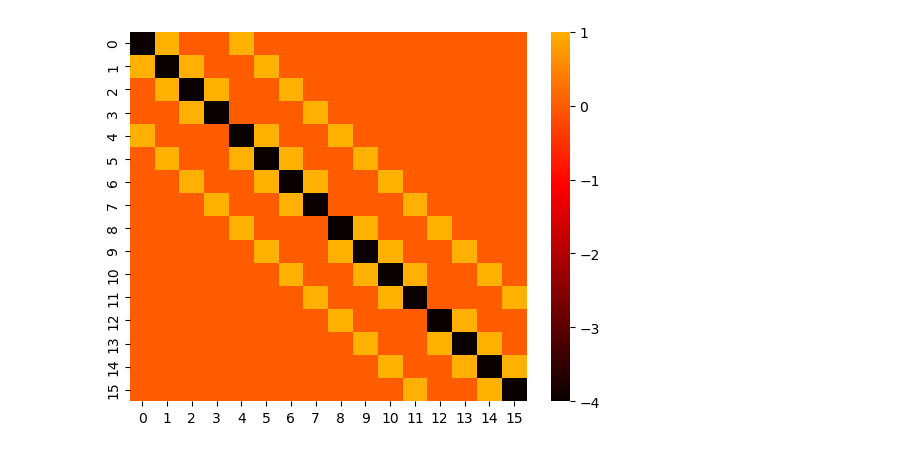
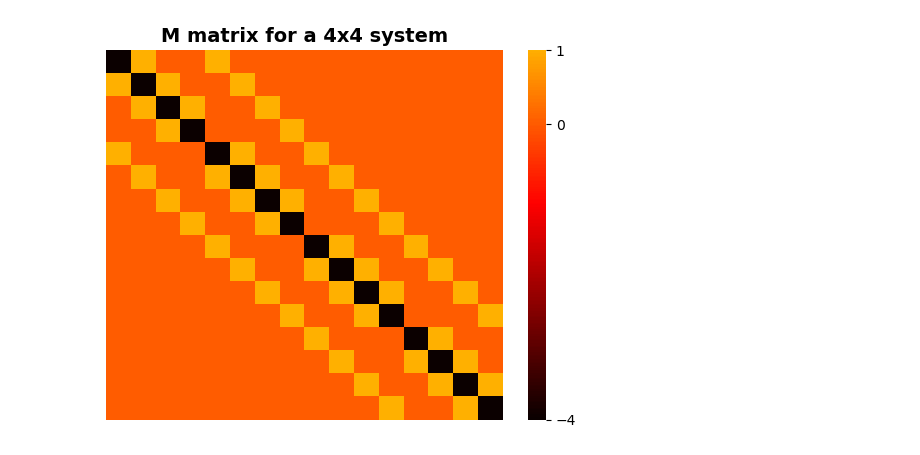
Before and after one commit to francescotiepolo/scientific_computing_assignment3, a Jupyter notebook: notebook_3_1.ipynb, the cells around one changed output. Saved outputs shown, nothing was run; the diff lists cells and outputs as text; code cells hidden in the pictures.

Commit message:
solutiomn for B - square

```diff
--- a/notebook_3_1.ipynb
+++ b/notebook_3_1.ipynb
@@ -1,11 +1,25 @@
 # %%
 import matplotlib.pyplot as plt
 import seaborn as sns
+import scipy.linalg
+import numpy as np
+import os
 
-from src.funcs_3_1 import draw_matrix
+from src.funcs_3_1 import M_matrix_square
+
+save_folder = 'fig'
+os.makedirs(save_folder, exist_ok=True)
-# %%
-N = 4
-sns.heatmap(draw_matrix(N).toarray(), cmap='hot', center=0, cbar=True)
-plt.show()
-# %% [output]
-[figure, removed]
+# %%
+# Draw the M matrix for a 4x4 system
+
+N = 4
+
+sns.heatmap(M_matrix_square(N).toarray(), cmap='hot', center=0, cbar=True,
+            xticklabels=False, yticklabels=False,
+            cbar_kws={'ticks': [-4, 0, 1]})
+save_path = os.path.join(save_folder, f'Question A.png')
+plt.title('M matrix for a 4x4 system', fontweight='semibold', fontsize=14)
+plt.savefig(save_path, dpi=300)
+plt.show()
+# %% [output]
+[figure, added]
```
Also changed, not shown: parts of 1 cell of this notebook, 3 other files.
